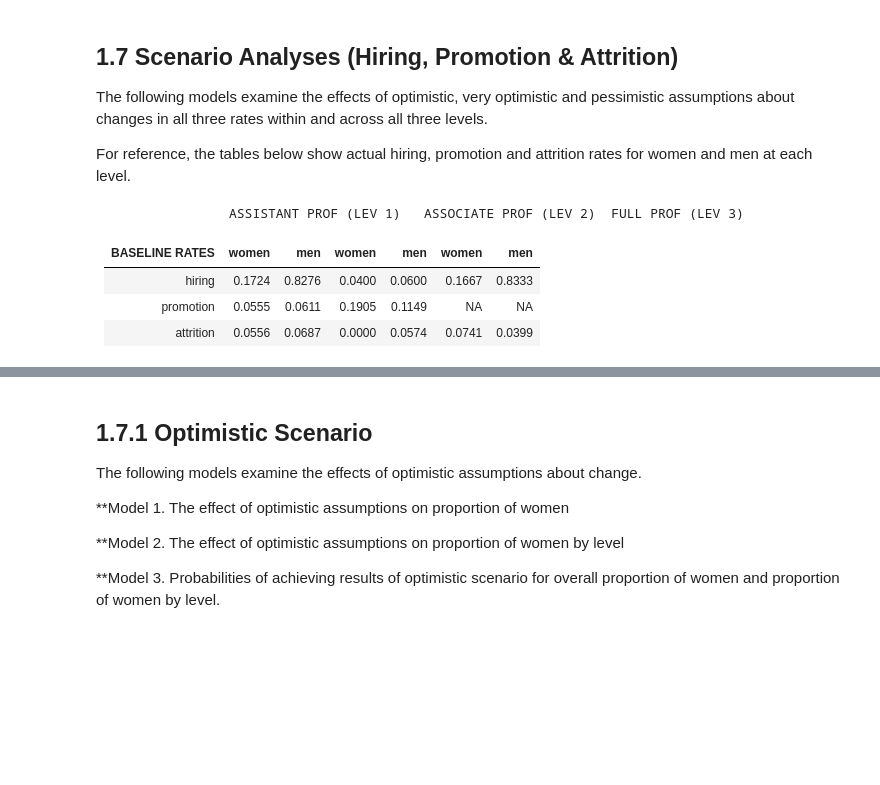
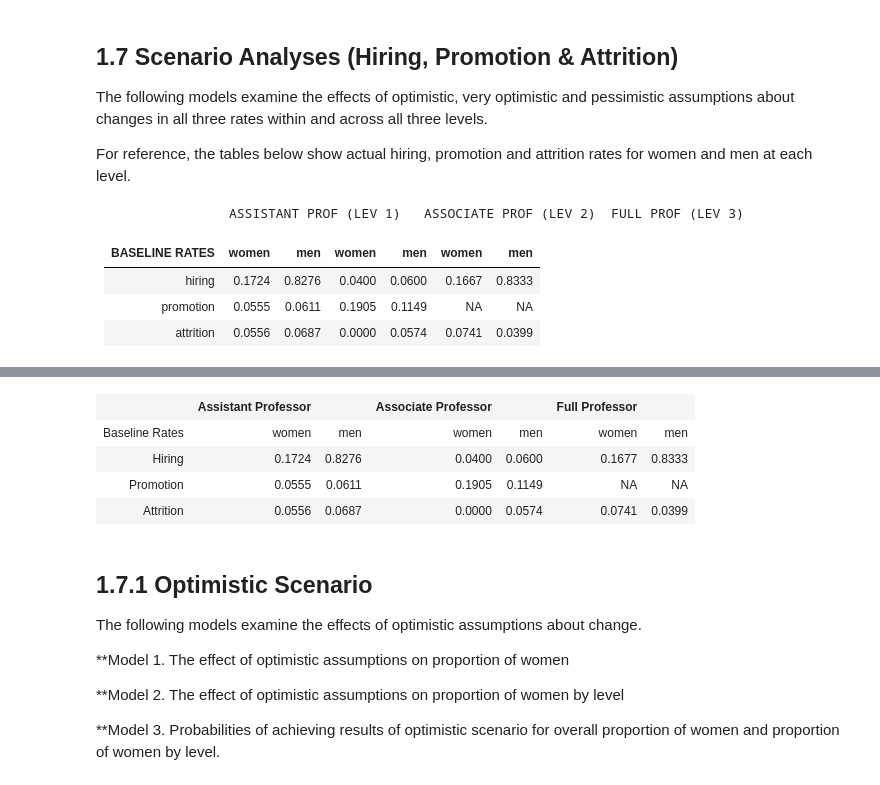
Before and after one commit to university-gender-evolution/notebooks-univ-gender, a Jupyter notebook: notebooks/Management Department – Three Models Replication, Hire-Promote and Promote-Hire Simulations 04122016.ipynb, the cells around one changed output, grey strips where cells are left out. Cells and saved outputs as stored; diff of their text form; code cells hidden in the pictures; blank space fills up the shorter version.

```diff
--- a/notebooks/Management Department – Three Models Replication, Hire-Promote and Promote-Hire Simulations 04122016.ipynb
+++ b/notebooks/Management Department – Three Models Replication, Hire-Promote and Promote-Hire Simulations 04122016.ipynb
@@ -234,13 +287,7 @@ For reference, the tables below show actual hiring, promotion and attrition rate
 | promotion           | 0.0555  | 0.0611      | 0.1905  | 0.1149      | NA     | NA
 | attrition           | 0.0556  | 0.0687      | 0.0000  | 0.0574      | 0.0741 | 0.0399
 # %%
-display(HTML('<style type="text/css">
-.tg  {border-collapse:collapse;border-spacing:0;}
-.tg td{font-family:Arial, sans-serif;font-size:14px;padding:10px 5px;border-style:solid;border-width:1px;overflow:hidden;word-break:normal;}
-.tg th{font-family:Arial, sans-serif;font-size:14px;font-weight:normal;padding:10px 5px;border-style:solid;border-width:1px;overflow:hidden;word-break:normal;}
-.tg .tg-yw4l{vertical-align:top}
-</style>
-<table class="tg">
+display(HTML("""<table class="tg">
   <tr>
     <th class="tg-yw4l"></th>
     <th class="tg-yw4l" colspan="2">Assistant Professor</th>
@@ -283,5 +330,5 @@ display(HTML('<style type="text/css">
     <td class="tg-yw4l">0.0741</td>
     <td class="tg-yw4l">0.0399</td>
   </tr>
-</table>'))
+</table>"""))
 # %% [output]
@@ -289,3 +335,8 @@ SyntaxError: EOL while scanning string literal (<ipython-input-3-1b10470a4bde>,
+|  | Assistant Professor |  | Associate Professor |  | Full Professor |  |
+| Baseline Rates | women | men | women | men | women | men |
+| Hiring | 0.1724 | 0.8276 | 0.0400 | 0.0600 | 0.1677 | 0.8333 |
+| Promotion | 0.0555 | 0.0611 | 0.1905 | 0.1149 | NA | NA |
+| Attrition | 0.0556 | 0.0687 | 0.0000 | 0.0574 | 0.0741 | 0.0399 |
 # %% [markdown]
 ## 1.7.1  Optimistic Scenario
 The following models examine the effects of optimistic assumptions about change.
```
Also changed, not shown: parts of 4 cells of this notebook.
